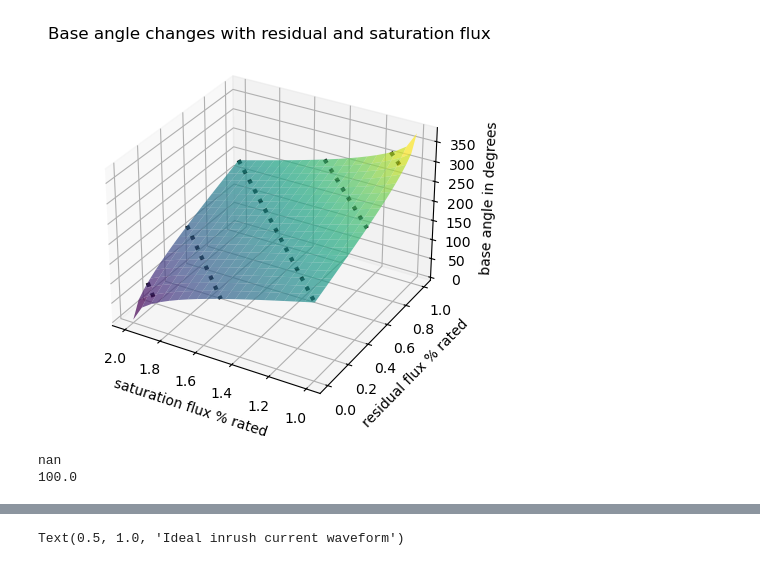
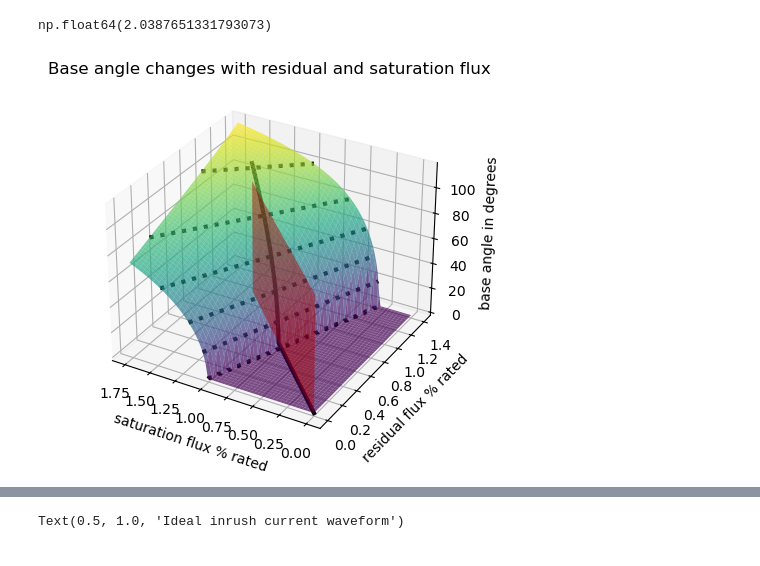
Before and after one commit to tabirako/electrical_scripts, a Jupyter notebook: base_angle_changes_with_residual_and_saturation_flux.ipynb, the cells around one changed output, grey strips where cells are left out. Drawn from its saved outputs; the diff is of its cells as text; code cells hidden in the pictures.

```diff
--- a/base_angle_changes_with_residual_and_saturation_flux.ipynb
+++ b/base_angle_changes_with_residual_and_saturation_flux.ipynb
@@ -3,13 +3,22 @@ import numpy as np
 import matplotlib.pyplot as plt
 from matplotlib import ticker, colors
 # %%
-def f(x, y):
-    return 2*(np.pi-np.acos(x - y + 1))
 
-n = 2
-residual_flux = np.linspace(0, 1, 10*n)
-saturation_flux = np.linspace(1, 2, 10*n)
-X, Y = np.meshgrid(residual_flux, saturation_flux)
+n = 10
+residual_coef = 0.8 # 0.8 for cold-rolled steel, 0.6 for hot-rolled steel
+bmax = 1.75
+br = bmax * residual_coef
+bsat = 2.03
+
+def f(b_residual, b_regular):
+    r = (bsat-b_residual-b_regular)/b_regular
+    r = np.clip(r, -1, 1)
+    return 0.9*np.arccos(r)
+
+
+b_residual = np.linspace(0, br, 10*n)
+b_regular = np.linspace(0, bmax, 10*n)
+X, Y = np.meshgrid(b_residual, b_regular)
 Z = f(X, Y)
 print(Z.max(), Z.min())
 print(f(X, Y)[-1:])
@@ -27,23 +44,34 @@ print(f(X, Y)[:1])
+# %%
+Z.max()
+# %% [output]
+np.float64(2.0387651331793073)
 # %%
-angle_levels = np.linspace(0, 2*np.pi*60, 6+1)
+# plotting x = y plane
+X1 = np.linspace(0, br, 10*n)
+Z1 = np.linspace(0, np.pi/2, 10*n)
+X1, Z1 = np.meshgrid(X1, Z1)
+Y1 = X1*residual_coef  # assuming x = y plane
 
+# plotting intersection of x=y plane and the surface
+X2 = np.linspace(0, br, 10*n)
+Y2 = X2*residual_coef  # x = y
+Z2 = f(X2, Y2)
+
+
+
+angle_levels = np.linspace(0, 180,10)
+#print(angle_levels)
 ax = plt.axes(projection='3d')
-ax.contour(Y, X, Z*60, alpha=1, linewidths=3, colors='black', linestyles='dotted', levels=angle_levels)
-ax.plot_surface(Y, X, Z*60, cmap='viridis', edgecolor='none', alpha=0.7)
+ax.contour(Y, X, Z*180/np.pi, alpha=1, linewidths=3, colors='black', linestyles='dotted', levels=angle_levels)
+ax.plot_surface(Y, X, Z*180/np.pi, cmap='viridis', edgecolor='none', alpha=0.7)
+ax.plot_surface(X1, Y1, Z1*180/np.pi, color='red', alpha=0.5)
+ax.plot(X2, Y2, Z2*180/np.pi, color='black', linewidth=3)
 ax.set_xlabel("saturation flux % rated")
 ax.set_ylabel("residual flux % rated")
 ax.set_zlabel("base angle in degrees")
 ax.invert_xaxis()
 #ax.view_init(-170, 210)
 ax.set_title("Base angle changes with residual and saturation flux")
 plt.show()
 # %% [output]
-[figure, old version]
+[figure, new version]
-# %%
-import math
-test_series = np.array([0.0, -math.inf, 100.0, math.nan, 50.0, math.inf])
-print(test_series.max())
-print(test_series[np.isfinite(test_series)].max())
-# %% [output]
-nan
-100.0
```
Also changed, not shown: parts of 2 cells of this notebook, 1 other file.
